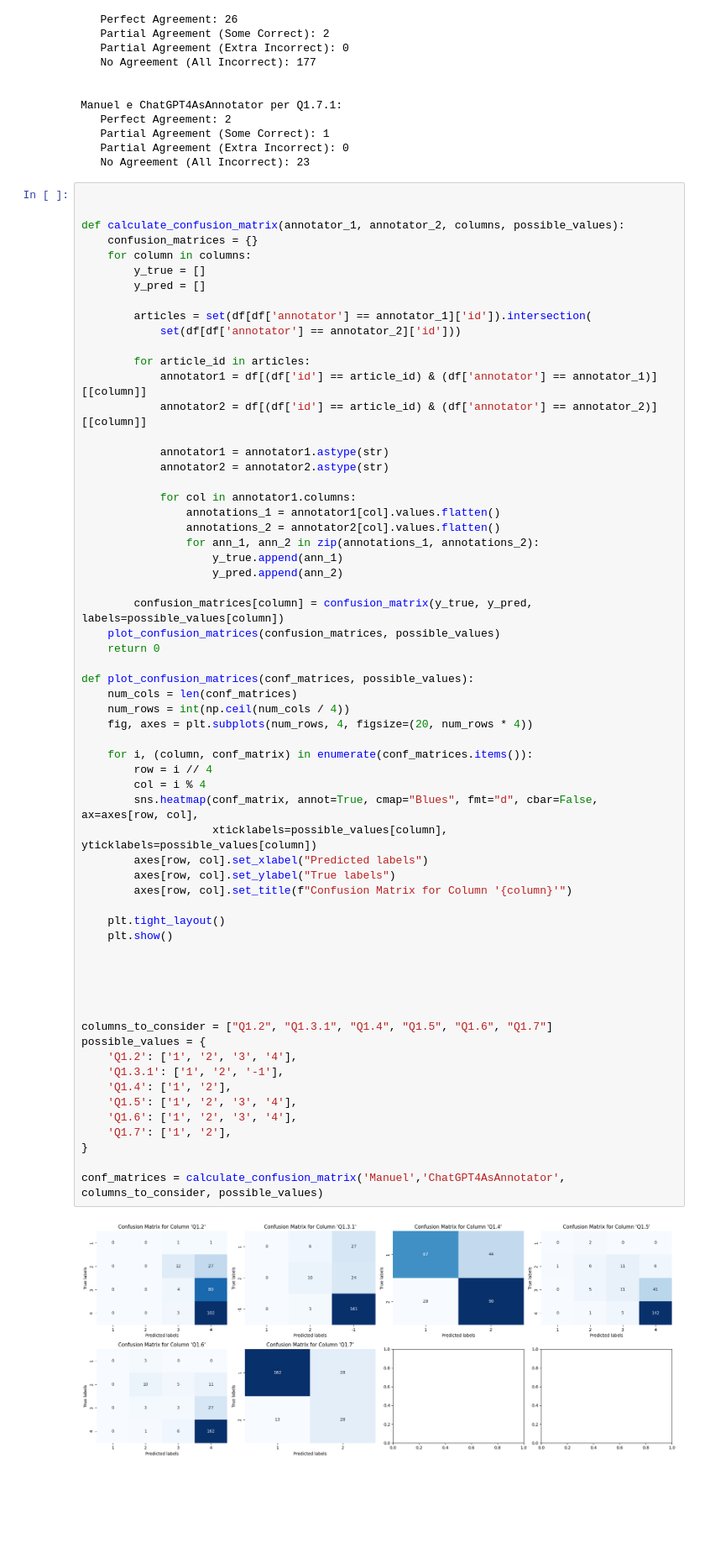
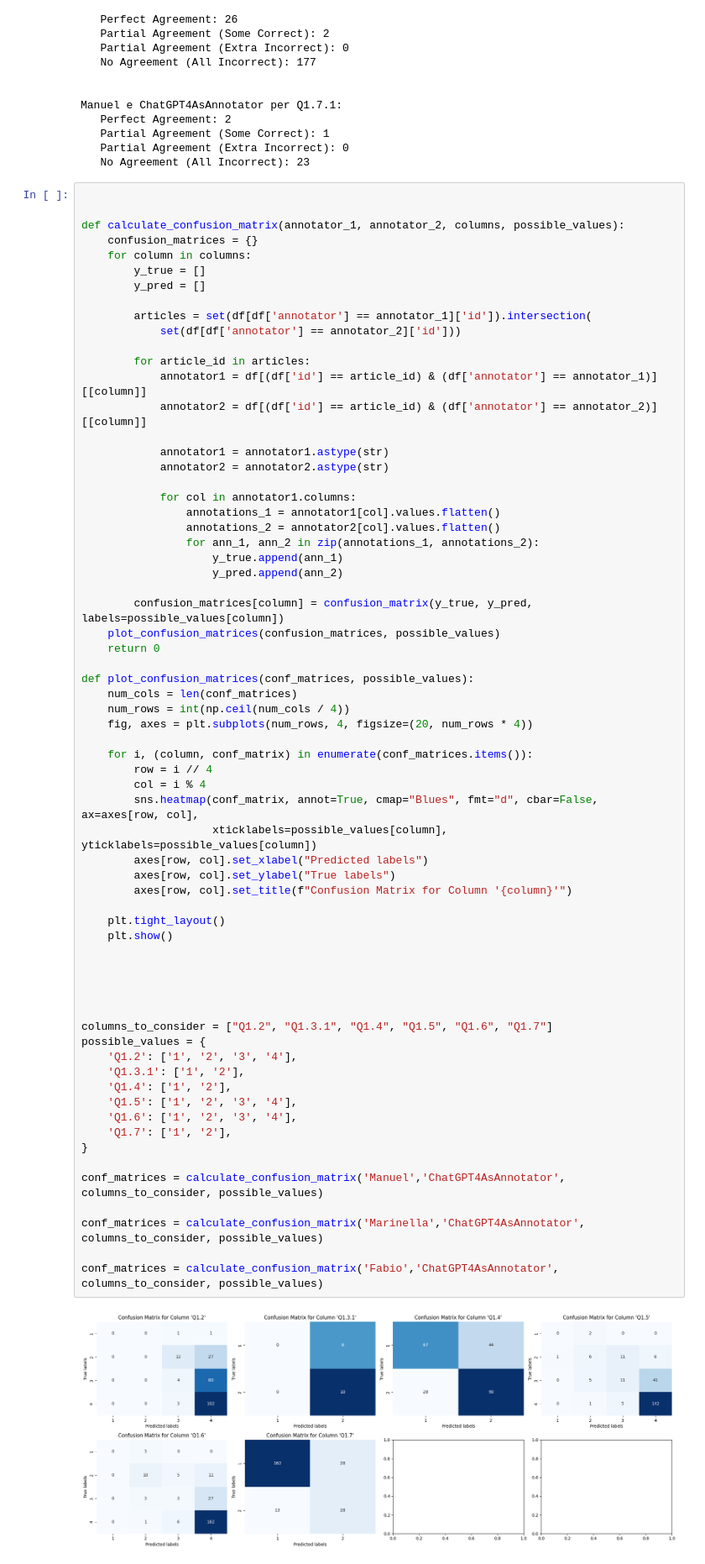
Before and after one commit to bianchi-john/ChatGPTAsAnnotator, a Jupyter notebook: Code/Comparison.ipynb, the cells around one changed output. Shown: that part at 84% size. Saved outputs shown, nothing was run; the diff lists cells and outputs as text; blank space fills up the shorter version.

```diff
--- a/Code/Comparison.ipynb
+++ b/Code/Comparison.ipynb
@@ -265,32 +265,36 @@ def plot_confusion_matrices(conf_matrices, possible_values):
     num_rows = int(np.ceil(num_cols / 4))
     fig, axes = plt.subplots(num_rows, 4, figsize=(20, num_rows * 4))
 
     for i, (column, conf_matrix) in enumerate(conf_matrices.items()):
         row = i // 4
         col = i % 4
         sns.heatmap(conf_matrix, annot=True, cmap="Blues", fmt="d", cbar=False, ax=axes[row, col],
                     xticklabels=possible_values[column], yticklabels=possible_values[column])
         axes[row, col].set_xlabel("Predicted labels")
         axes[row, col].set_ylabel("True labels")
         axes[row, col].set_title(f"Confusion Matrix for Column '{column}'")
 
     plt.tight_layout()
     plt.show()
 
 
 
 
 
 columns_to_consider = ["Q1.2", "Q1.3.1", "Q1.4", "Q1.5", "Q1.6", "Q1.7"]
 possible_values = {
     'Q1.2': ['1', '2', '3', '4'],
-    'Q1.3.1': ['1', '2', '-1'],
+    'Q1.3.1': ['1', '2'],
     'Q1.4': ['1', '2'],
     'Q1.5': ['1', '2', '3', '4'],
     'Q1.6': ['1', '2', '3', '4'],
     'Q1.7': ['1', '2'],
 }
 
 conf_matrices = calculate_confusion_matrix('Manuel','ChatGPT4AsAnnotator', columns_to_consider, possible_values)
+
+conf_matrices = calculate_confusion_matrix('Marinella','ChatGPT4AsAnnotator', columns_to_consider, possible_values)
+
+conf_matrices = calculate_confusion_matrix('Fabio','ChatGPT4AsAnnotator', columns_to_consider, possible_values)
 # %% [output]
-[figure, old version]
+[figure, new version]
```
Also changed, not shown: parts of 1 cell of this notebook.
